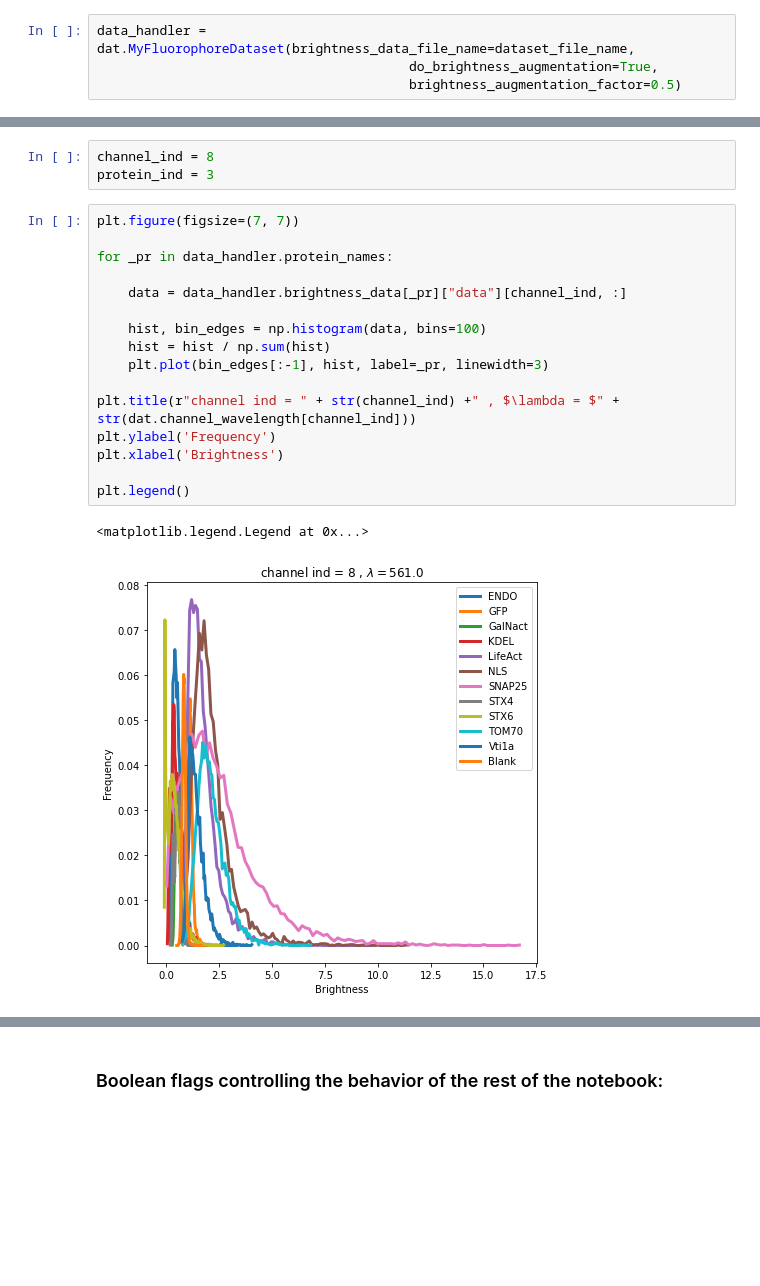
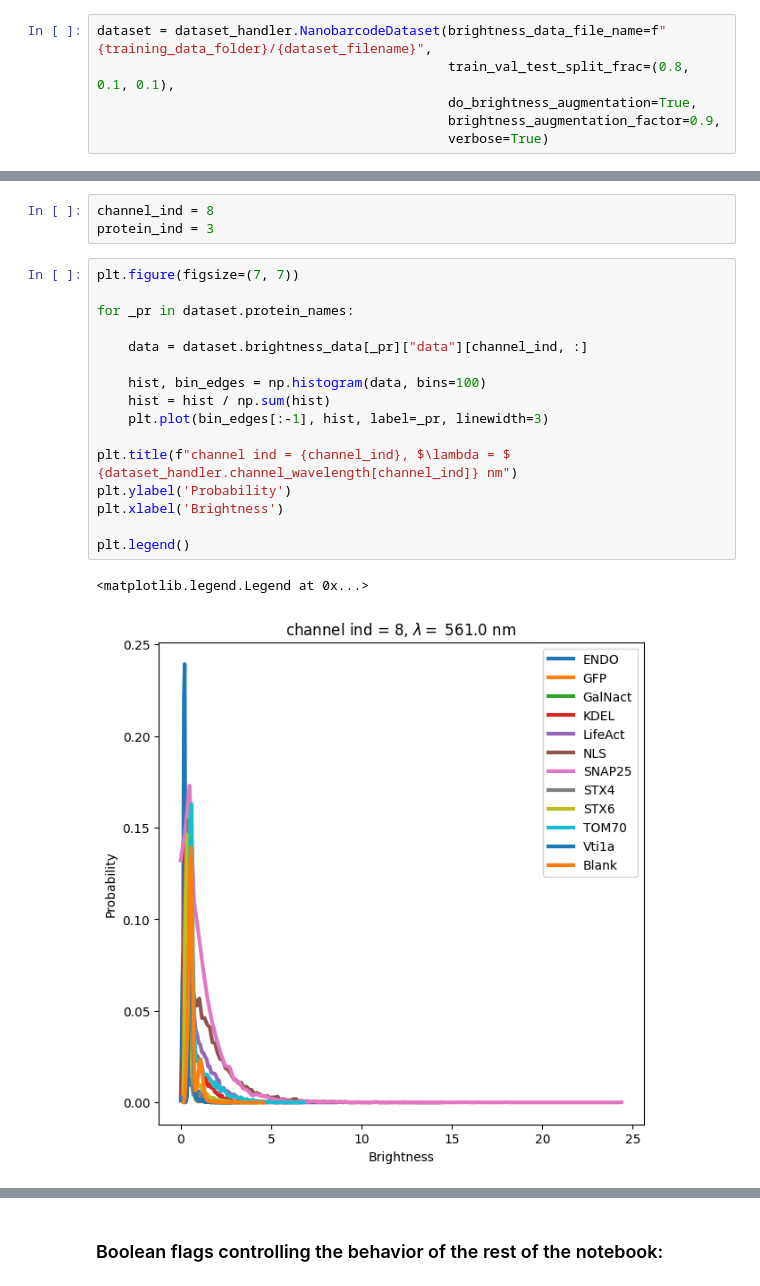
Before and after one commit to noegroup/deep_nanobarcode, a Jupyter notebook: notebooks/nanobarcode_classifier_net.ipynb, the cells around one changed output, grey strips where cells are left out. Drawn from its saved outputs; the diff is of its cells as text; blank space fills up the shorter version.

```diff
--- a/notebooks/nanobarcode_classifier_net.ipynb
+++ b/notebooks/nanobarcode_classifier_net.ipynb
@@ -62,5 +66,7 @@ dataset_file_name = f"{data_dir}/dataset_{ext_str}.pkl"
 # %%
-data_handler = dat.MyFluorophoreDataset(brightness_data_file_name=dataset_file_name,
-                                        do_brightness_augmentation=True,
-                                        brightness_augmentation_factor=0.5)
+dataset = dataset_handler.NanobarcodeDataset(brightness_data_file_name=f"{training_data_folder}/{dataset_filename}",
+                                             train_val_test_split_frac=(0.8, 0.1, 0.1),
+                                             do_brightness_augmentation=True,
+                                             brightness_augmentation_factor=0.9,
+                                             verbose=True)
 # %% [output]
@@ -95,20 +101,20 @@ protein_ind = 3
 # %%
 plt.figure(figsize=(7, 7))
 
-for _pr in data_handler.protein_names:
+for _pr in dataset.protein_names:
 
-    data = data_handler.brightness_data[_pr]["data"][channel_ind, :]
+    data = dataset.brightness_data[_pr]["data"][channel_ind, :]
 
     hist, bin_edges = np.histogram(data, bins=100)
     hist = hist / np.sum(hist)
     plt.plot(bin_edges[:-1], hist, label=_pr, linewidth=3)
 
-plt.title(r"channel ind = " + str(channel_ind) +" , $\lambda = $" + str(dat.channel_wavelength[channel_ind]))
-plt.ylabel('Frequency')
+plt.title(f"channel ind = {channel_ind}, $\lambda = $ {dataset_handler.channel_wavelength[channel_ind]} nm")
+plt.ylabel('Probability')
 plt.xlabel('Brightness')
 
 plt.legend()
 # %% [output]
 <matplotlib.legend.Legend at 0x...>
-[figure, old version]
+[figure, new version]
 # %%
```
Also changed, not shown: parts of 41 cells of this notebook, 10 other files.
